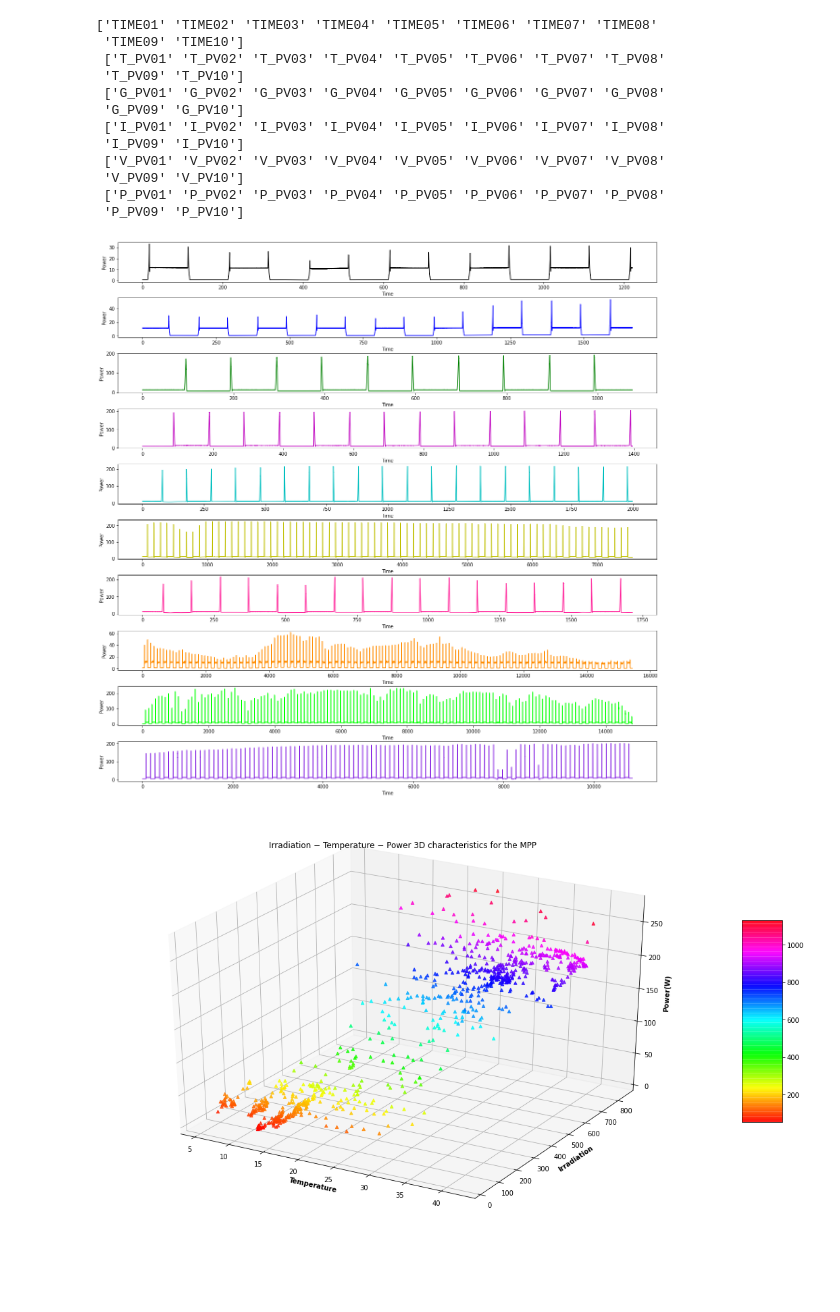
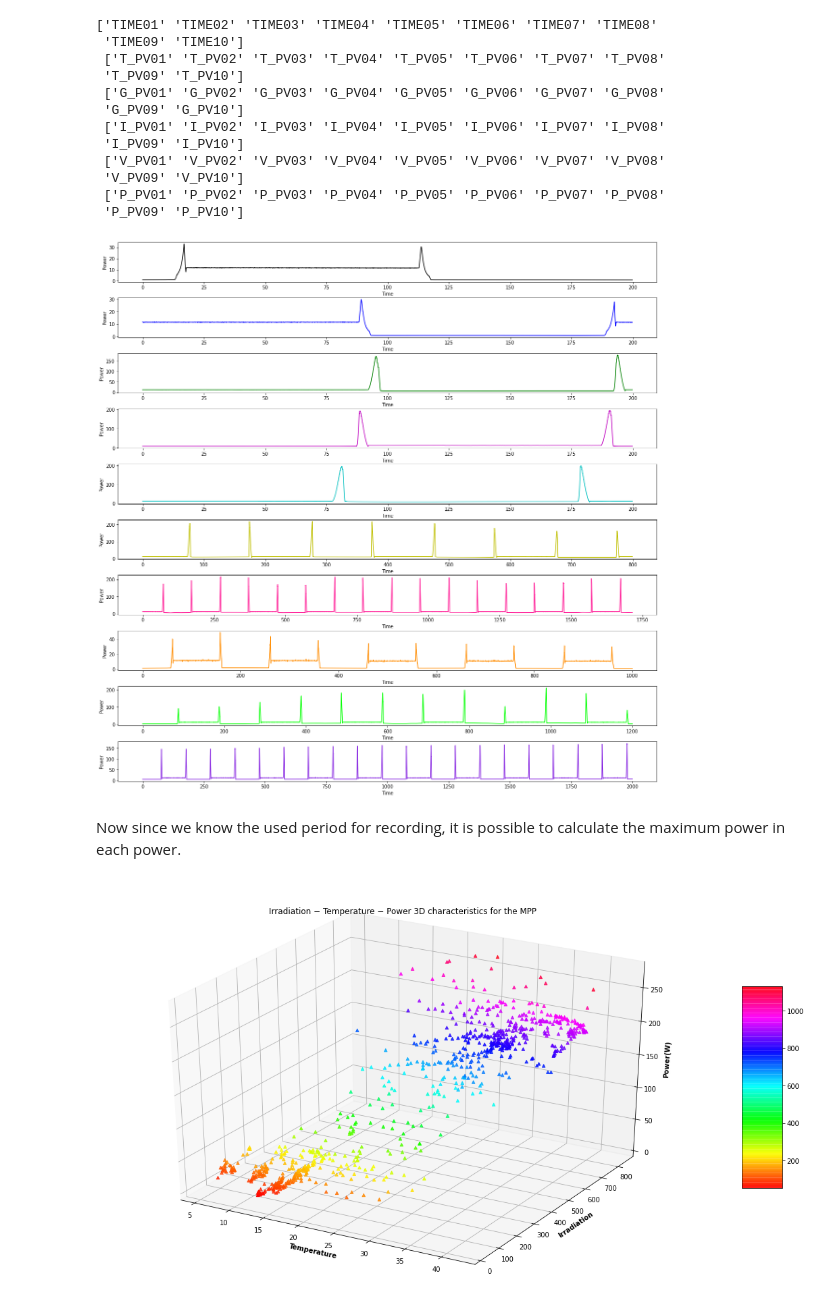
Before and after one commit to Mohamed-derbeli/ML-for-maximum-power-point-tracking-prediction-in-PV-system, a Jupyter notebook: ML_for_MPPT_prediction_in_PV_system.ipynb, the cells around one changed output. Drawn from its saved outputs; the diff is of its cells as text; code cells hidden in the pictures; blank space fills up the shorter version.

```diff
--- a/ML_for_MPPT_prediction_in_PV_system.ipynb
+++ b/ML_for_MPPT_prediction_in_PV_system.ipynb
@@ -367,32 +367,34 @@ print(Time,'\n', Temperature,'\n',Irradiation,'\n',Current,'\n',Voltage,'\n',Pow
 # %%
 nb_rows = 10
 nb_columns = 1
 plt_counter = 1  # initialize plot counter
 
 fig = plt.figure(figsize=(20,20))
 
 # The following adjustment is needed to make space between the figures
 plt.subplots_adjust(left=0.1,
                     bottom=0.1,
                     right=0.9,
                     top=0.9,
                     wspace=0.4,
                     hspace=0.4)
 
-data_frame=df
+df_limit=df[0:20000]
 
 itm=0
 for i in range(len(Time)):
   plt.subplot(nb_rows, nb_columns, plt_counter)
   # plt.title('subplot: {} {} {}'.format( a, b, c))
   plt.xlabel('Time')
   plt.ylabel('Power')
-  plt.plot(df[Time[itm]], df[Power[itm]], colors[itm]) #,label=k2[index]
+  plt.plot(df_limit[Time[itm]], df_limit[Power[itm]], colors[itm]) #,label=k2[index]
   plt_counter = plt_counter + 1
   itm= itm + 1
 plt.show()
 # %% [output]
-[figure, old version]
+[figure, new version]
+# %% [markdown]
+Now since we know the used period for recording, it is possible to calculate the maximum power in each power.
 # %%
 # # In case the database is connected via the method 2, then the following error will apear when plotting the 3d graph:
 # # unsupported operand type(s) for *: 'float' and 'decimal.Decimal'. To solve this error, the following code can be used:
```
